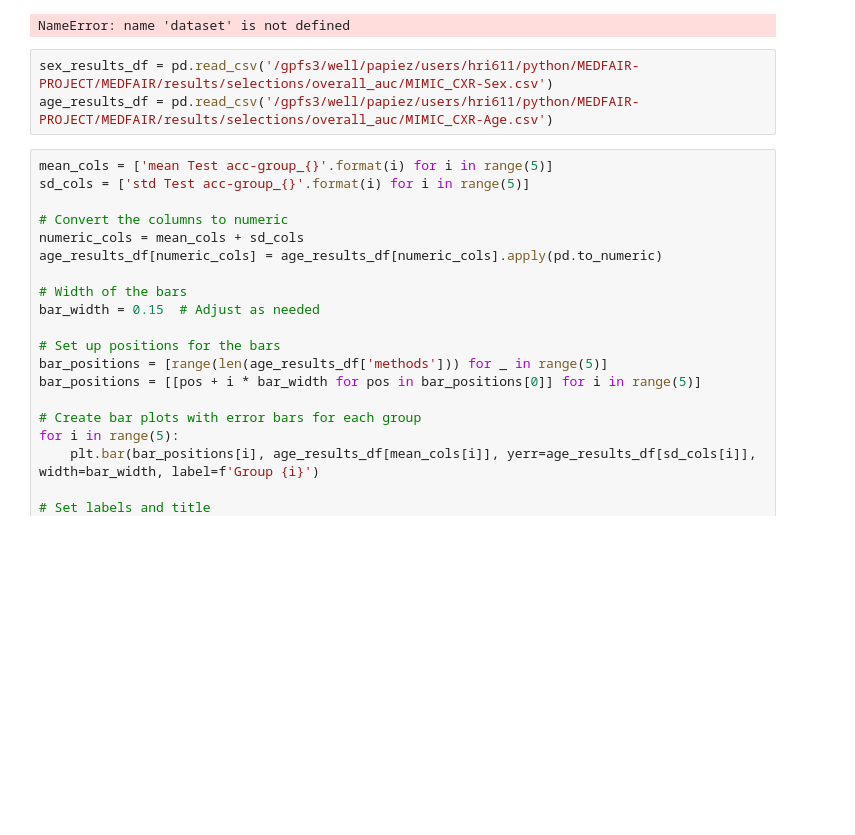
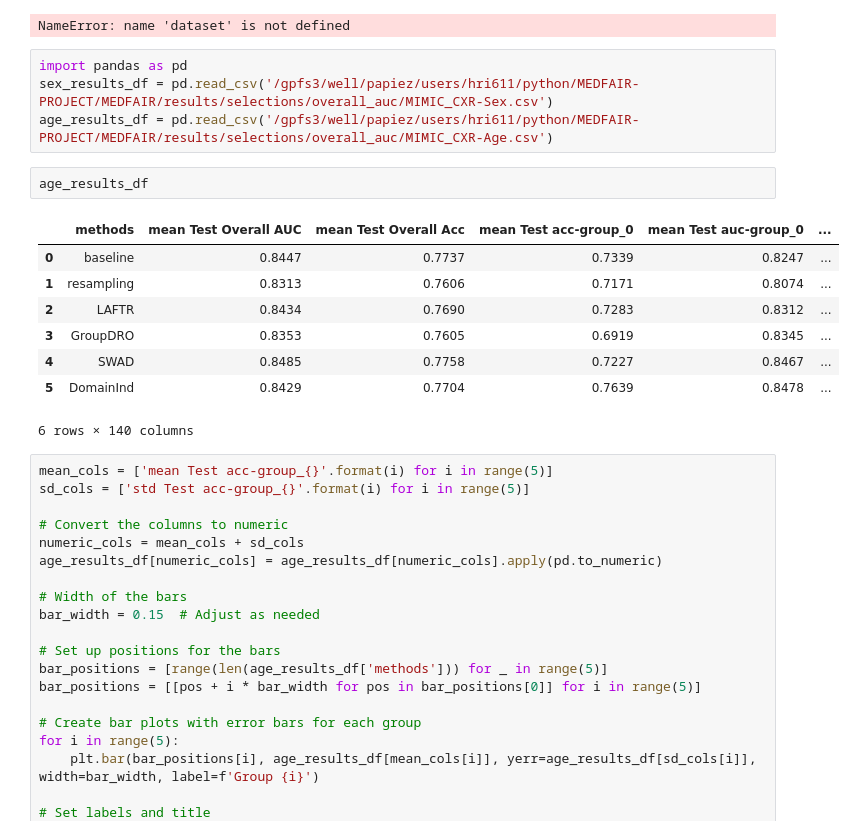
Before and after one commit to anissa218/MEDFAIR_UKBB, a Jupyter notebook: notebooks/results_analysis.ipynb, the cells around one changed output. Drawn from its saved outputs; the diff is of its cells as text; blank space fills up the shorter version.

```diff
--- a/notebooks/results_analysis.ipynb
+++ b/notebooks/results_analysis.ipynb
@@ -201,8 +201,20 @@ auc_results_df
 # %% [output]
 NameError: name 'dataset' is not defined
 # %%
+import pandas as pd
 sex_results_df = pd.read_csv('/gpfs3/well/papiez/users/hri611/python/MEDFAIR-PROJECT/MEDFAIR/results/selections/overall_auc/MIMIC_CXR-Sex.csv')
 age_results_df = pd.read_csv('/gpfs3/well/papiez/users/hri611/python/MEDFAIR-PROJECT/MEDFAIR/results/selections/overall_auc/MIMIC_CXR-Age.csv')
+# %%
+age_results_df
+# %% [output]
+|  | methods | mean Test Overall AUC | mean Test Overall Acc | mean Test acc-group_0 | mean Test auc-group_0 | ... |
+| 0 | baseline | 0.8447 | 0.7737 | 0.7339 | 0.8247 | ... |
+| 1 | resampling | 0.8313 | 0.7606 | 0.7171 | 0.8074 | ... |
+| 2 | LAFTR | 0.8434 | 0.7690 | 0.7283 | 0.8312 | ... |
+| 3 | GroupDRO | 0.8353 | 0.7605 | 0.6919 | 0.8345 | ... |
+| 4 | SWAD | 0.8485 | 0.7758 | 0.7227 | 0.8467 | ... |
+| 5 | DomainInd | 0.8429 | 0.7704 | 0.7639 | 0.8478 | ... |
+6 rows × 140 columns
 # %%
 mean_cols = ['mean Test acc-group_{}'.format(i) for i in range(5)]
 sd_cols = ['std Test acc-group_{}'.format(i) for i in range(5)]
```
Also changed, not shown: parts of 39 cells of this notebook, 19 other files.
